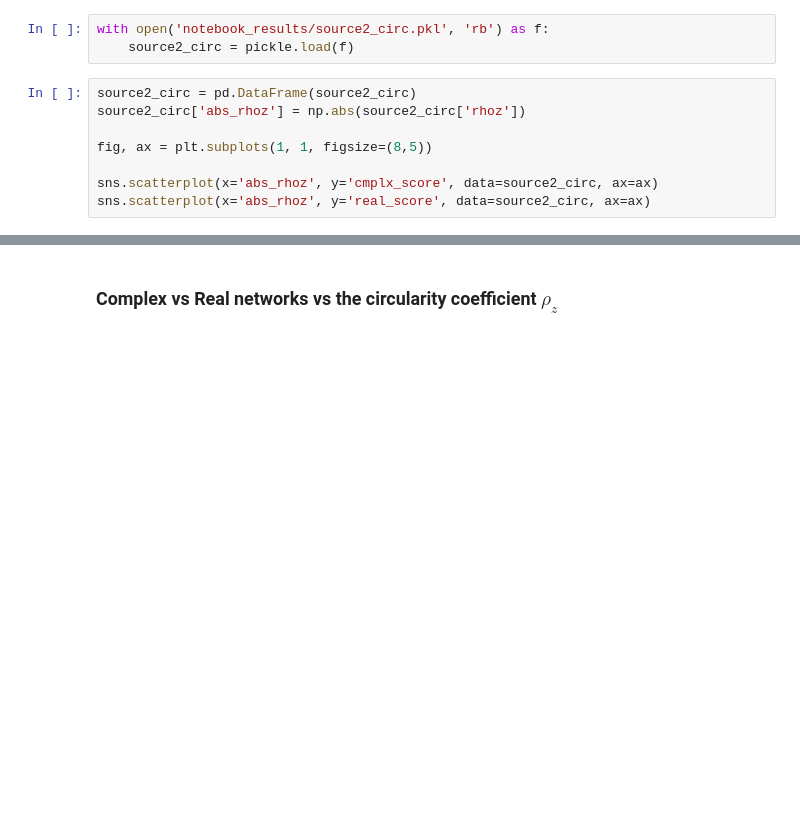
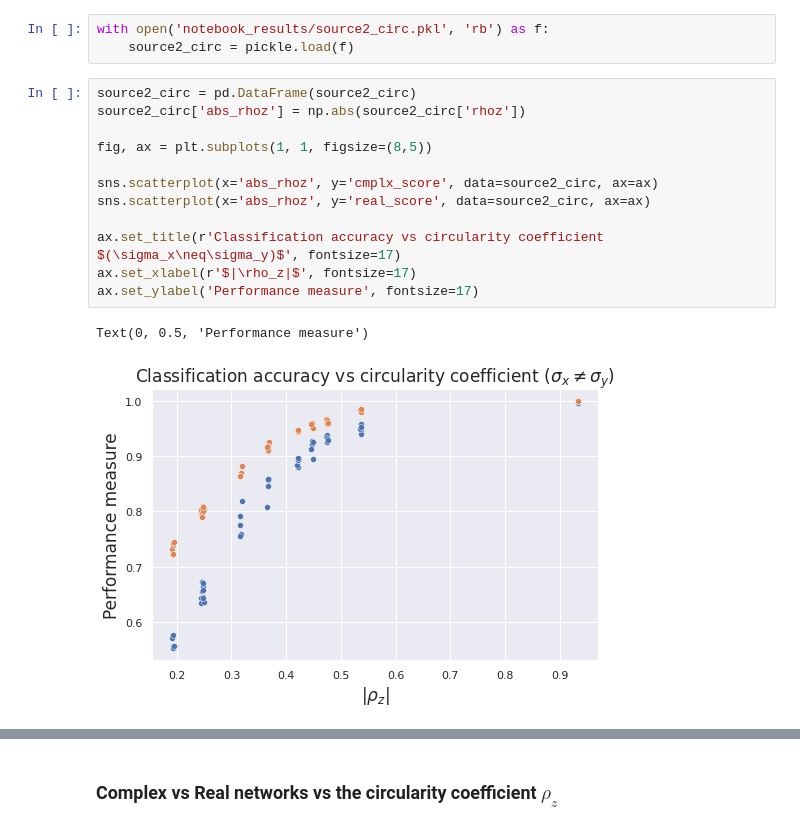
Before and after one commit to MattiaPujatti/complex-valued-deep-learning-for-condition-monitoring, a Jupyter notebook: Circularity_Measures.ipynb, the cells around one changed output, grey strips where cells are left out. Drawn from its saved outputs; the diff is of its cells as text; blank space fills up the shorter version.

```diff
--- a/Circularity_Measures.ipynb
+++ b/Circularity_Measures.ipynb
@@ -482,8 +549,15 @@ with open('notebook_results/source2_circ.pkl', 'rb') as f:
 # %%
 source2_circ = pd.DataFrame(source2_circ)
 source2_circ['abs_rhoz'] = np.abs(source2_circ['rhoz'])
 
 fig, ax = plt.subplots(1, 1, figsize=(8,5))
 
 sns.scatterplot(x='abs_rhoz', y='cmplx_score', data=source2_circ, ax=ax)
 sns.scatterplot(x='abs_rhoz', y='real_score', data=source2_circ, ax=ax)
+
+ax.set_title(r'Classification accuracy vs circularity coefficient $(\sigma_x\neq\sigma_y)$', fontsize=17)
+ax.set_xlabel(r'$|\rho_z|$', fontsize=17)
+ax.set_ylabel('Performance measure', fontsize=17)
+# %% [output]
+Text(0, 0.5, 'Performance measure')
+[figure, added]
```
Also changed, not shown: parts of 21 cells of this notebook, 36 other files.
